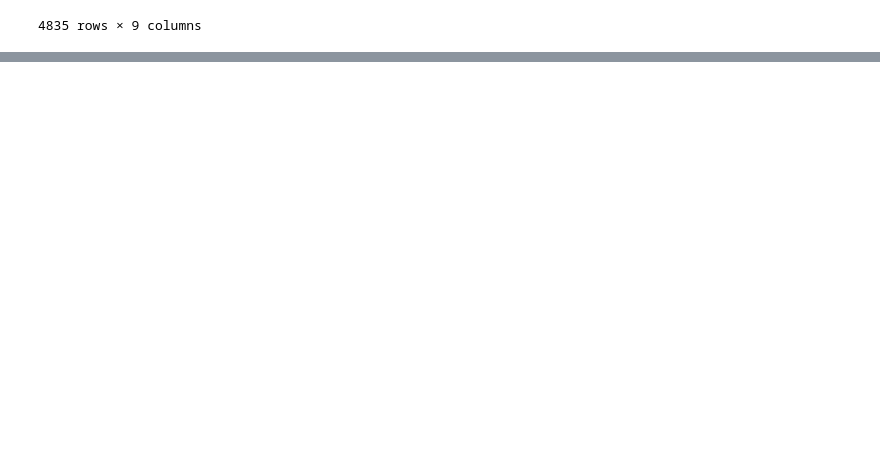
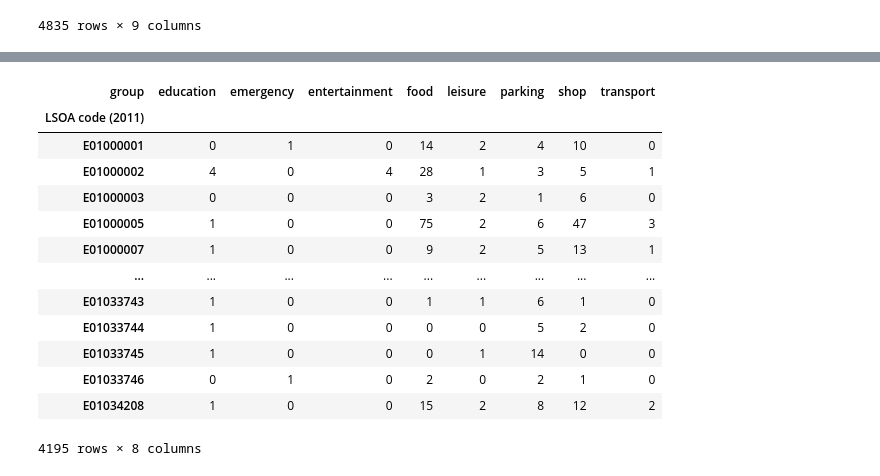
Before and after one commit to skyrimer/ARWCASP, a Jupyter notebook: Merge.ipynb, the cells around one changed output, grey strips where cells are left out. Drawn from its saved outputs; the diff is of its cells as text; code cells hidden in the pictures; blank space fills up the shorter version.

```diff
--- a/Merge.ipynb
+++ b/Merge.ipynb
@@ -77,0 +463,4 @@ merge_df
+# %%
+busy = busy.rename(columns={'lsoa_code': 'LSOA code (2011)'})
+
+busy
@@ -77,0 +481,20 @@ merge_df
+# %%
+# Group by 'LSOA code (2011)' and then by 'group', and count the occurrences
+counts_by_lsoa = busy.groupby(['LSOA code (2011)', 'group']).size().unstack(fill_value=0)
+
+counts_by_lsoa
+# %% [output]
+| group | education | emergency | entertainment | food | leisure | parking | shop | transport |
+| LSOA code (2011) |  |  |  |  |  |  |  |  |
+| E01000001 | 0 | 1 | 0 | 14 | 2 | 4 | 10 | 0 |
+| E01000002 | 4 | 0 | 4 | 28 | 1 | 3 | 5 | 1 |
+| E01000003 | 0 | 0 | 0 | 3 | 2 | 1 | 6 | 0 |
+| E01000005 | 1 | 0 | 0 | 75 | 2 | 6 | 47 | 3 |
+| E01000007 | 1 | 0 | 0 | 9 | 2 | 5 | 13 | 1 |
+| ... | ... | ... | ... | ... | ... | ... | ... | ... |
+| E01033743 | 1 | 0 | 0 | 1 | 1 | 6 | 1 | 0 |
+| E01033744 | 1 | 0 | 0 | 0 | 0 | 5 | 2 | 0 |
+| E01033745 | 1 | 0 | 0 | 0 | 1 | 14 | 0 | 0 |
+| E01033746 | 0 | 1 | 0 | 2 | 0 | 2 | 1 | 0 |
+| E01034208 | 1 | 0 | 0 | 15 | 2 | 8 | 12 | 2 |
+4195 rows × 8 columns
```
Also changed, not shown: parts of 24 cells of this notebook, 8 other files.
